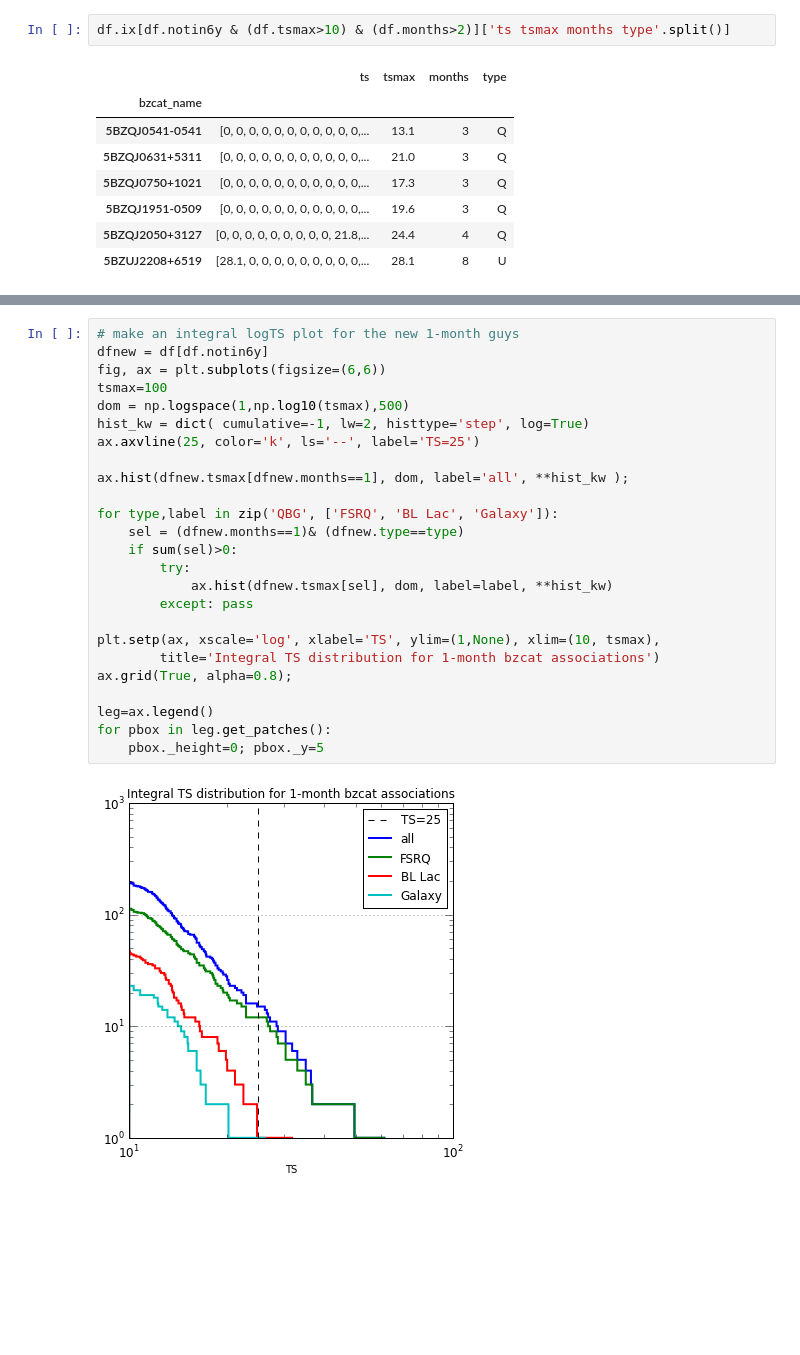
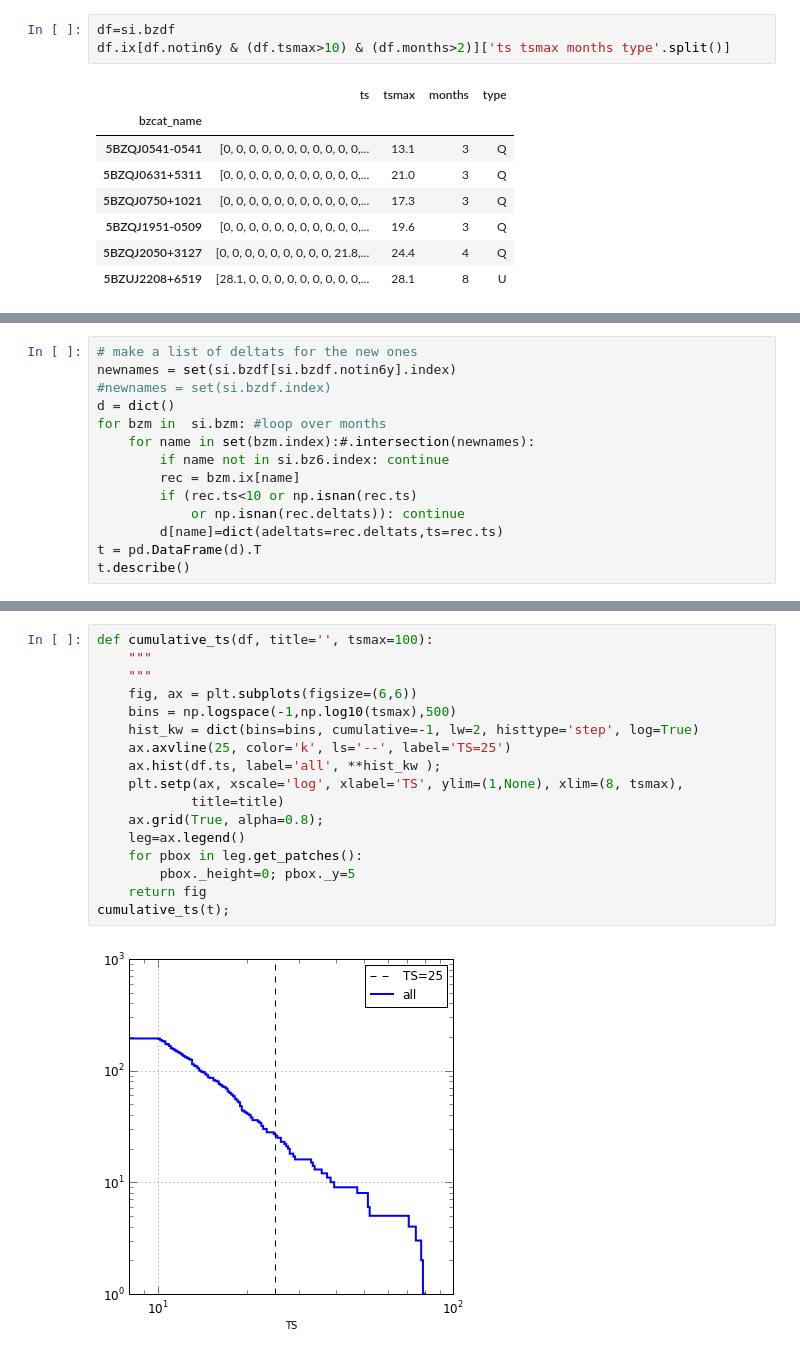
Before and after one commit to tburnett/Fermi-LAT, a Jupyter notebook: transients/BZCAT study.ipynb, the cells around one changed output, grey strips where cells are left out. Cells and saved outputs as stored; diff of their text form; blank space fills up the shorter version.

```diff
--- a/transients/BZCAT study.ipynb
+++ b/transients/BZCAT study.ipynb
@@ -87,6 +78,7 @@ Name: 5BZBJ0013+1910, dtype: object
 # %% [markdown]
 Examine the list of new associations
 # %%
+df=si.bzdf
 df.ix[df.notin6y & (df.tsmax>10) & (df.months>2)]['ts tsmax months type'.split()]
 # %% [output]
 |  | ts | tsmax | months | type |
@@ -140,0 +117,14 @@ pd.DataFrame(dict(zip(types, tc)), index=['number']).T
+# %%
+# make a list of deltats for the new ones
+newnames = set(si.bzdf[si.bzdf.notin6y].index)
+#newnames = set(si.bzdf.index)
+d = dict()
+for bzm in  si.bzm: #loop over months
+    for name in set(bzm.index):#.intersection(newnames):
+        if name not in si.bz6.index: continue
+        rec = bzm.ix[name]
+        if (rec.ts<10 or np.isnan(rec.ts)
+            or np.isnan(rec.deltats)): continue
+        d[name]=dict(adeltats=rec.deltats,ts=rec.ts)
+t = pd.DataFrame(d).T
+t.describe()
@@ -141,27 +145,19 @@ pd.DataFrame(dict(zip(types, tc)), index=['number']).T
 # %%
-# make an integral logTS plot for the new 1-month guys
-dfnew = df[df.notin6y]
-fig, ax = plt.subplots(figsize=(6,6))
-tsmax=100
-dom = np.logspace(1,np.log10(tsmax),500)
-hist_kw = dict( cumulative=-1, lw=2, histtype='step', log=True)
-ax.axvline(25, color='k', ls='--', label='TS=25')
-
-ax.hist(dfnew.tsmax[dfnew.months==1], dom, label='all', **hist_kw );
-
-for type,label in zip('QBG', ['FSRQ', 'BL Lac', 'Galaxy']):
-    sel = (dfnew.months==1)& (dfnew.type==type)
-    if sum(sel)>0:
-        try:
-            ax.hist(dfnew.tsmax[sel], dom, label=label, **hist_kw)
-        except: pass
-
-plt.setp(ax, xscale='log', xlabel='TS', ylim=(1,None), xlim=(10, tsmax),
-        title='Integral TS distribution for 1-month bzcat associations')
-ax.grid(True, alpha=0.8);
-
-leg=ax.legend()
-for pbox in leg.get_patches():
-    pbox._height=0; pbox._y=5
+def cumulative_ts(df, title='', tsmax=100):
+    """
+    """
+    fig, ax = plt.subplots(figsize=(6,6))
+    bins = np.logspace(-1,np.log10(tsmax),500)
+    hist_kw = dict(bins=bins, cumulative=-1, lw=2, histtype='step', log=True)
+    ax.axvline(25, color='k', ls='--', label='TS=25')
+    ax.hist(df.ts, label='all', **hist_kw );
+    plt.setp(ax, xscale='log', xlabel='TS', ylim=(1,None), xlim=(8, tsmax),
+            title=title)
+    ax.grid(True, alpha=0.8);
+    leg=ax.legend()
+    for pbox in leg.get_patches():
+        pbox._height=0; pbox._y=5
+    return fig
+cumulative_ts(t);
 # %% [output]
-[figure, old version]
+[figure, new version]
```
Also changed, not shown: parts of 31 cells of this notebook, 8 other files.
